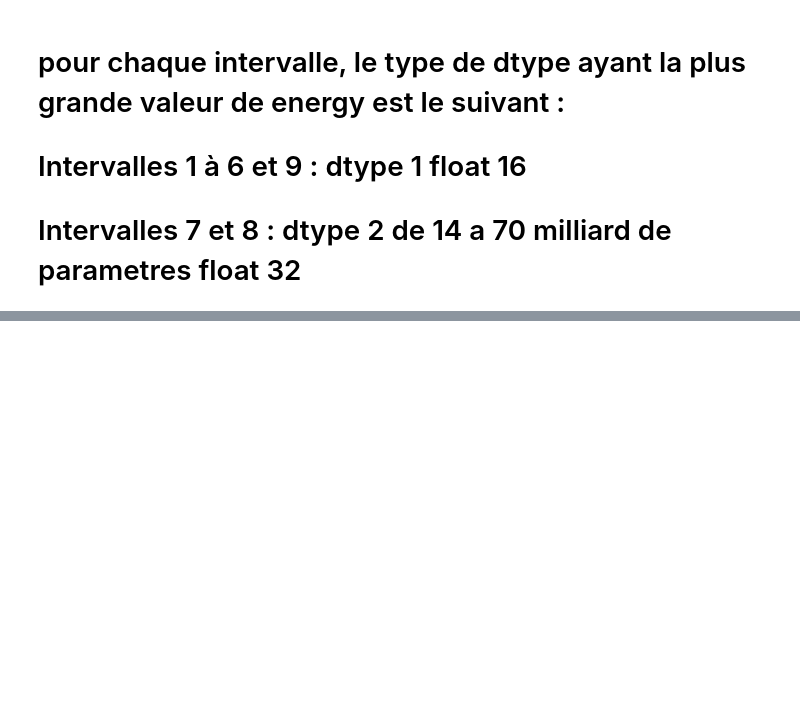
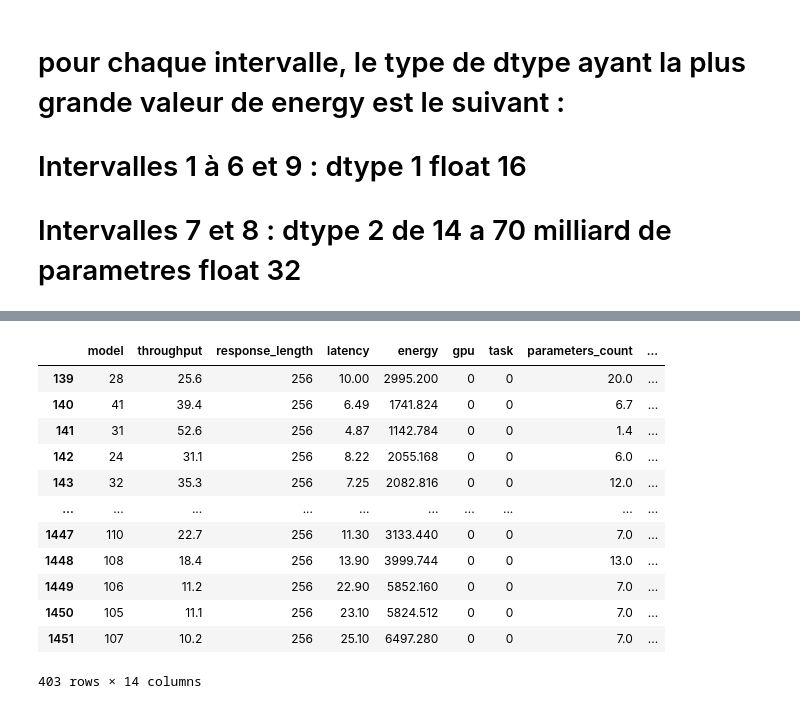
Before and after one commit to dataforgoodfr/12_genai_impact_methodo, a Jupyter notebook: lab/analyse_llm_perf_ajout-nombre-parametres.ipynb, the cells around one changed output, grey strips where cells are left out. Saved outputs shown, nothing was run; the diff lists cells and outputs as text; code cells hidden in the pictures; blank space fills up the shorter version.

```diff
--- a/lab/analyse_llm_perf_ajout-nombre-parametres.ipynb
+++ b/lab/analyse_llm_perf_ajout-nombre-parametres.ipynb
@@ -802,0 +877,16 @@ for interval in intervals:
+# %%
+display(bnb_filtered)
+# %% [output]
+|  | model | throughput | response_length | latency | energy | gpu | task | parameters_count | ... |
+| 139 | 28 | 25.6 | 256 | 10.00 | 2995.200 | 0 | 0 | 20.0 | ... |
+| 140 | 41 | 39.4 | 256 | 6.49 | 1741.824 | 0 | 0 | 6.7 | ... |
+| 141 | 31 | 52.6 | 256 | 4.87 | 1142.784 | 0 | 0 | 1.4 | ... |
+| 142 | 24 | 31.1 | 256 | 8.22 | 2055.168 | 0 | 0 | 6.0 | ... |
+| 143 | 32 | 35.3 | 256 | 7.25 | 2082.816 | 0 | 0 | 12.0 | ... |
+| ... | ... | ... | ... | ... | ... | ... | ... | ... | ... |
+| 1447 | 110 | 22.7 | 256 | 11.30 | 3133.440 | 0 | 0 | 7.0 | ... |
+| 1448 | 108 | 18.4 | 256 | 13.90 | 3999.744 | 0 | 0 | 13.0 | ... |
+| 1449 | 106 | 11.2 | 256 | 22.90 | 5852.160 | 0 | 0 | 7.0 | ... |
+| 1450 | 105 | 11.1 | 256 | 23.10 | 5824.512 | 0 | 0 | 7.0 | ... |
+| 1451 | 107 | 10.2 | 256 | 25.10 | 6497.280 | 0 | 0 | 7.0 | ... |
+403 rows × 14 columns
```
Also changed, not shown: parts of 21 cells of this notebook, 1 other file.
